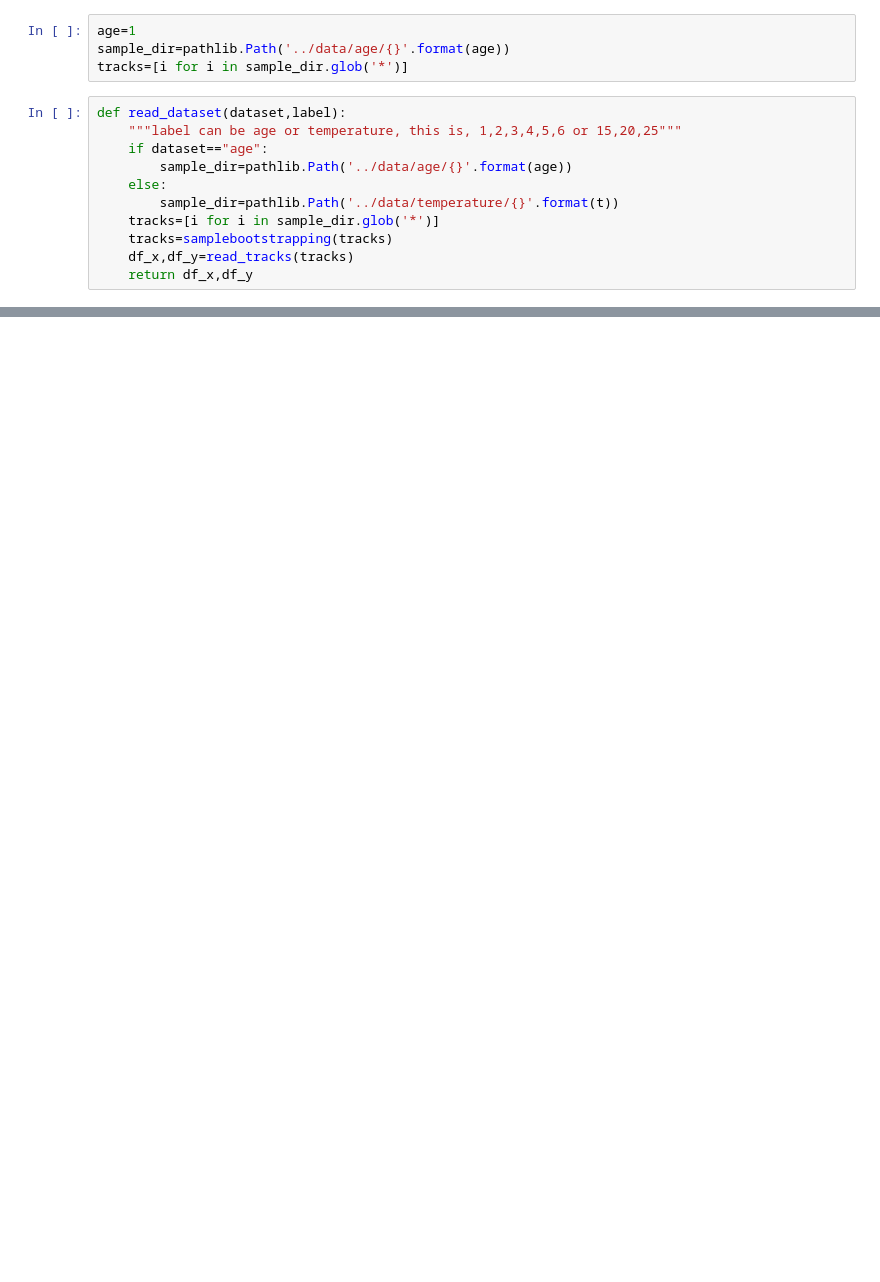
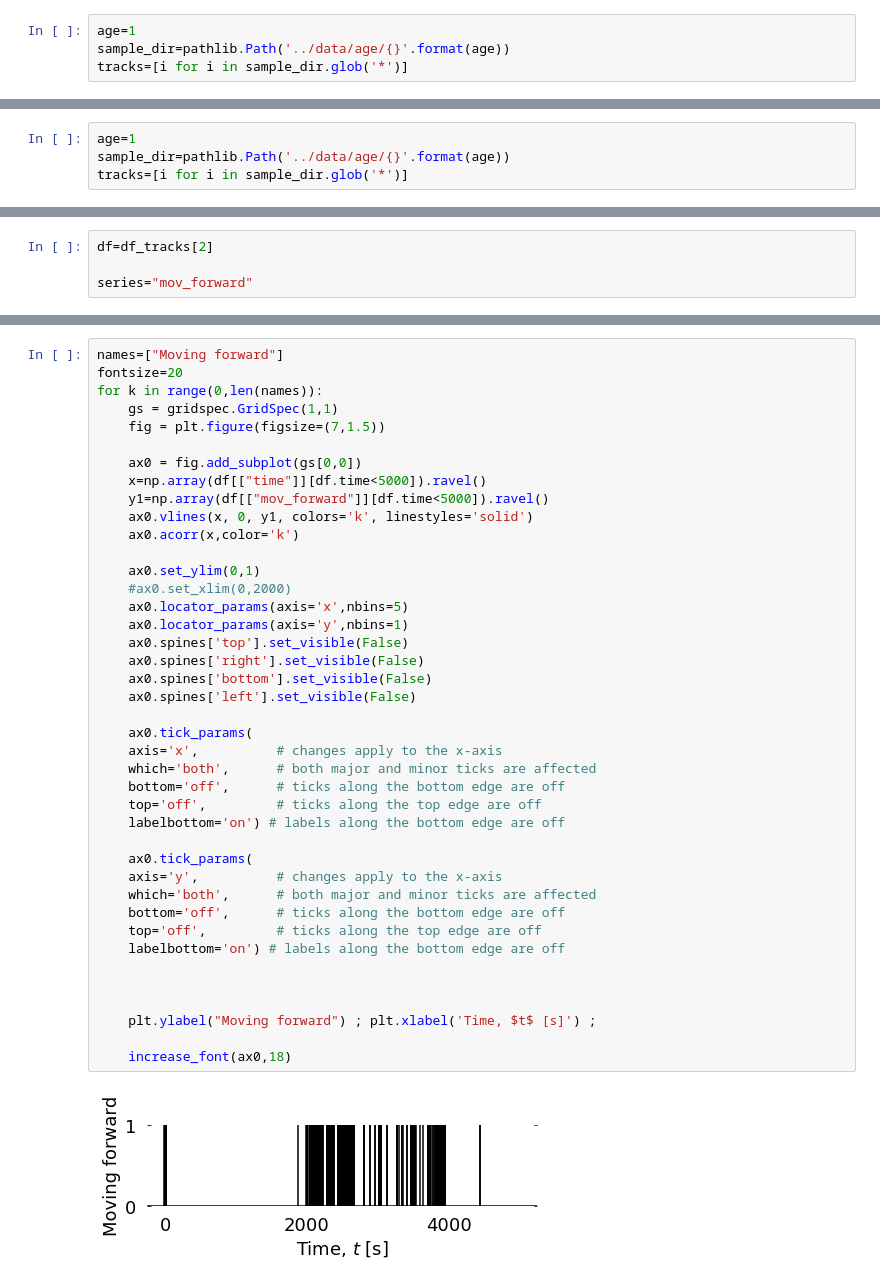
Before and after one commit to lgaalves/CelegansMotility, a Jupyter notebook: python/data_analysis.ipynb, the cells around one changed output, grey strips where cells are left out. Cells and saved outputs as stored; diff of their text form; blank space fills up the shorter version.

```diff
--- a/python/data_analysis.ipynb
+++ b/python/data_analysis.ipynb
@@ -305,14 +361,3 @@ plt.savefig("../results/msd_aging_fit.pdf",bbox_inches='tight')
 age=1
 sample_dir=pathlib.Path('../data/age/{}'.format(age))
 tracks=[i for i in sample_dir.glob('*')]
-# %%
-def read_dataset(dataset,label):
-    """label can be age or temperature, this is, 1,2,3,4,5,6 or 15,20,25"""
-    if dataset=="age":
-        sample_dir=pathlib.Path('../data/age/{}'.format(age))
-    else:
-        sample_dir=pathlib.Path('../data/temperature/{}'.format(t))
-    tracks=[i for i in sample_dir.glob('*')]
-    tracks=samplebootstrapping(tracks)
-    df_x,df_y=read_tracks(tracks)
-    return df_x,df_y
@@ -342,0 +486,4 @@ for i in range(0,10):
+# %%
+age=1
+sample_dir=pathlib.Path('../data/age/{}'.format(age))
+tracks=[i for i in sample_dir.glob('*')]
@@ -342,0 +498,4 @@ for i in range(0,10):
+# %%
+df=df_tracks[2]
+
+series="mov_forward"
@@ -342,0 +511,43 @@ for i in range(0,10):
+# %%
+names=["Moving forward"]
+fontsize=20
+for k in range(0,len(names)):
+    gs = gridspec.GridSpec(1,1)
+    fig = plt.figure(figsize=(7,1.5))
+
+    ax0 = fig.add_subplot(gs[0,0])
+    x=np.array(df[["time"]][df.time<5000]).ravel()
+    y1=np.array(df[["mov_forward"]][df.time<5000]).ravel()
+    ax0.vlines(x, 0, y1, colors='k', linestyles='solid')
+    ax0.acorr(x,color='k')
+
+    ax0.set_ylim(0,1)
+    #ax0.set_xlim(0,2000)
+    ax0.locator_params(axis='x',nbins=5)
+    ax0.locator_params(axis='y',nbins=1)
+    ax0.spines['top'].set_visible(False)
+    ax0.spines['right'].set_visible(False)
+    ax0.spines['bottom'].set_visible(False)
+    ax0.spines['left'].set_visible(False)
+
+    ax0.tick_params(
+    axis='x',          # changes apply to the x-axis
+    which='both',      # both major and minor ticks are affected
+    bottom='off',      # ticks along the bottom edge are off
+    top='off',         # ticks along the top edge are off
+    labelbottom='on') # labels along the bottom edge are off
+
+    ax0.tick_params(
+    axis='y',          # changes apply to the x-axis
+    which='both',      # both major and minor ticks are affected
+    bottom='off',      # ticks along the bottom edge are off
+    top='off',         # ticks along the top edge are off
+    labelbottom='on') # labels along the bottom edge are off
+
+
+
+    plt.ylabel("Moving forward") ; plt.xlabel('Time, $t$ [s]') ;
+
+    increase_font(ax0,18)
+# %% [output]
+[figure, added]
```
Also changed, not shown: parts of 31 cells of this notebook, 2 other files.
